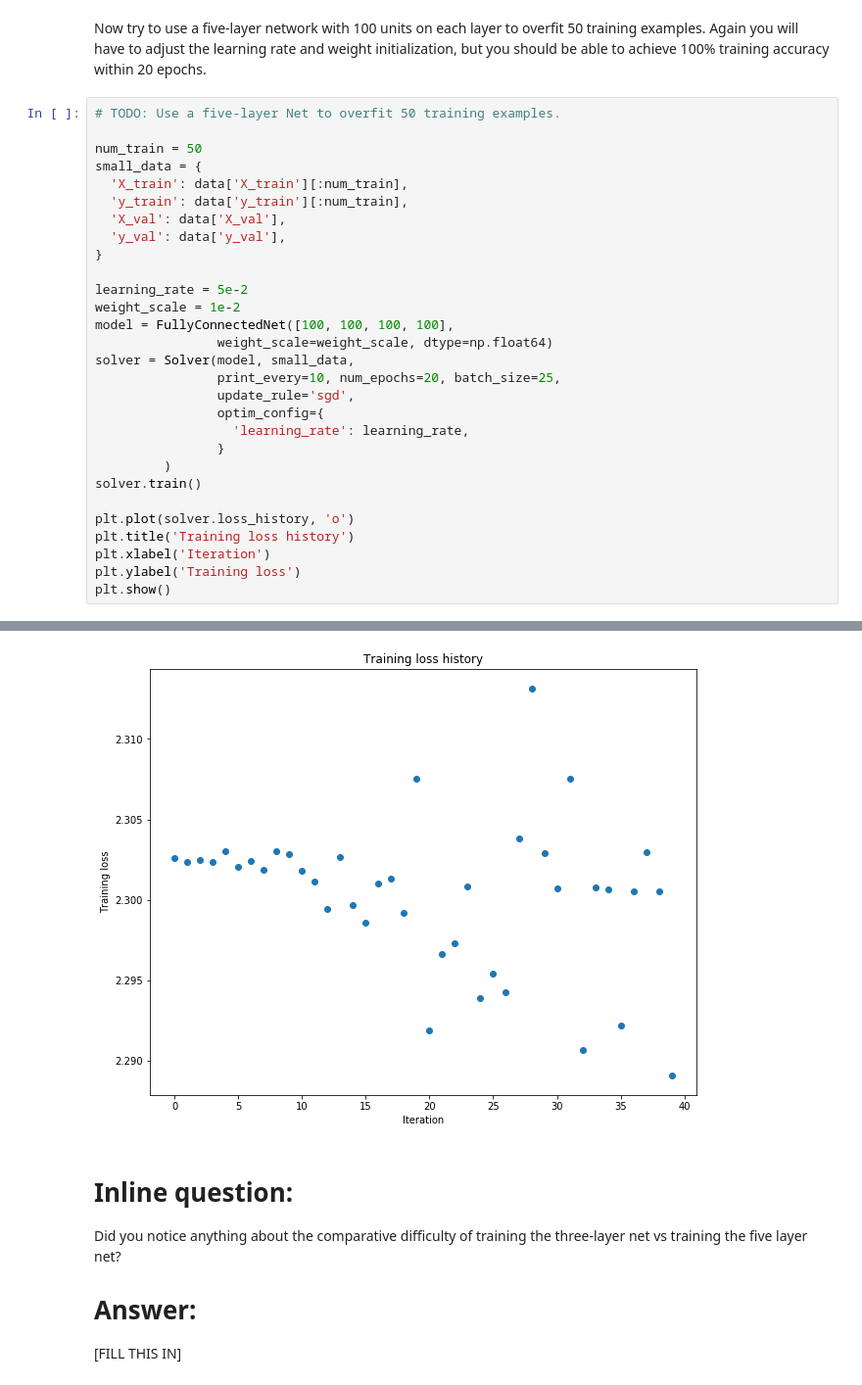
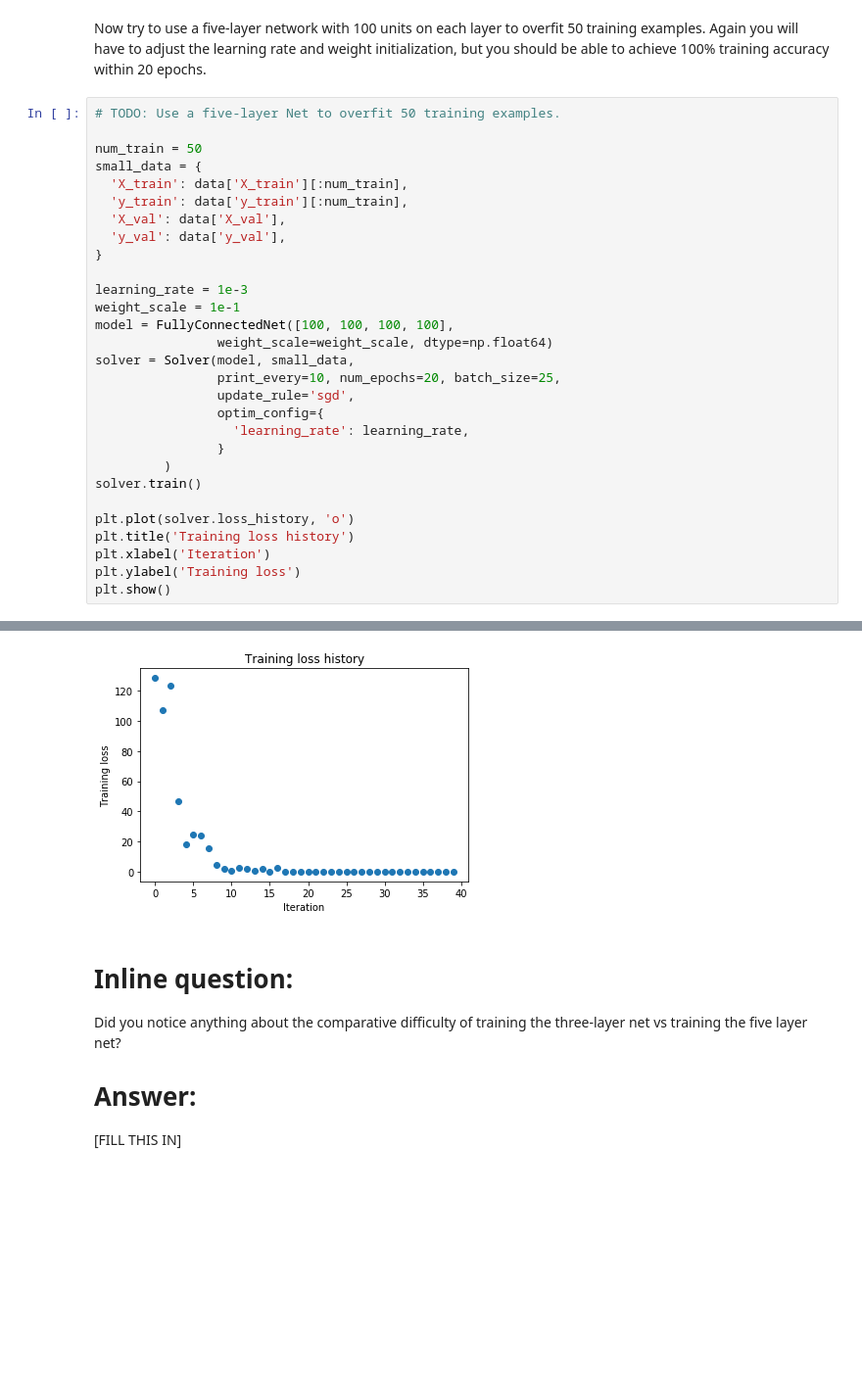
Before and after one commit to HuiChih-Wang/Stanford_CS231n, a Jupyter notebook: assignment2/FullyConnectedNets.ipynb, the cells around one changed output, grey strips where cells are left out. Shown at 98% size. Drawn from its saved outputs; the diff is of its cells as text; blank space fills up the shorter version.

```diff
--- a/assignment2/FullyConnectedNets.ipynb
+++ b/assignment2/FullyConnectedNets.ipynb
@@ -495,8 +492,8 @@ small_data = {
   'y_val': data['y_val'],
 }
 
-learning_rate = 5e-2
-weight_scale = 1e-2
+learning_rate = 1e-3
+weight_scale = 1e-1
 model = FullyConnectedNet([100, 100, 100, 100],
                 weight_scale=weight_scale, dtype=np.float64)
 solver = Solver(model, small_data,
@@ -534,4 +531,4 @@ plt.show()
-[figure, old version]
+[figure, new version]
 # %% [markdown]
 # Inline question:
 Did you notice anything about the comparative difficulty of training the three-layer net vs training the five layer net?
```
Also changed, not shown: parts of 9 cells of this notebook, 6 other files.
